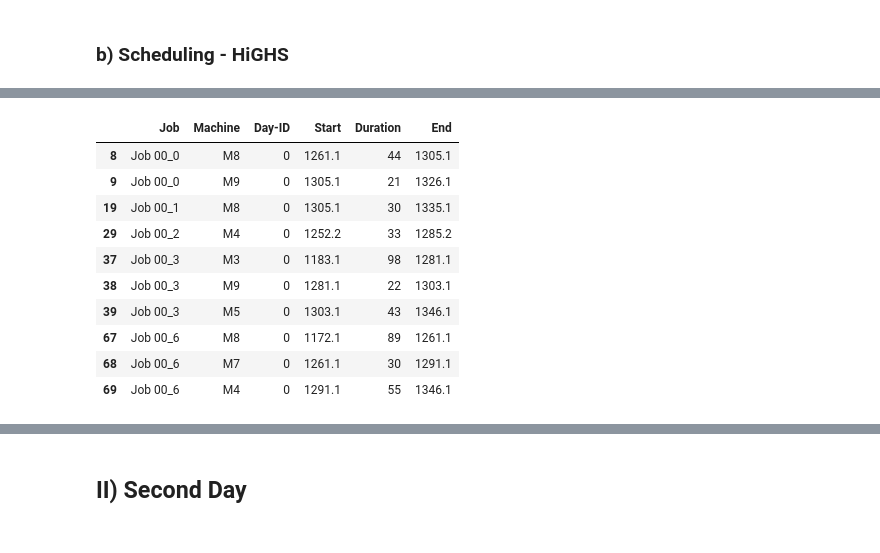
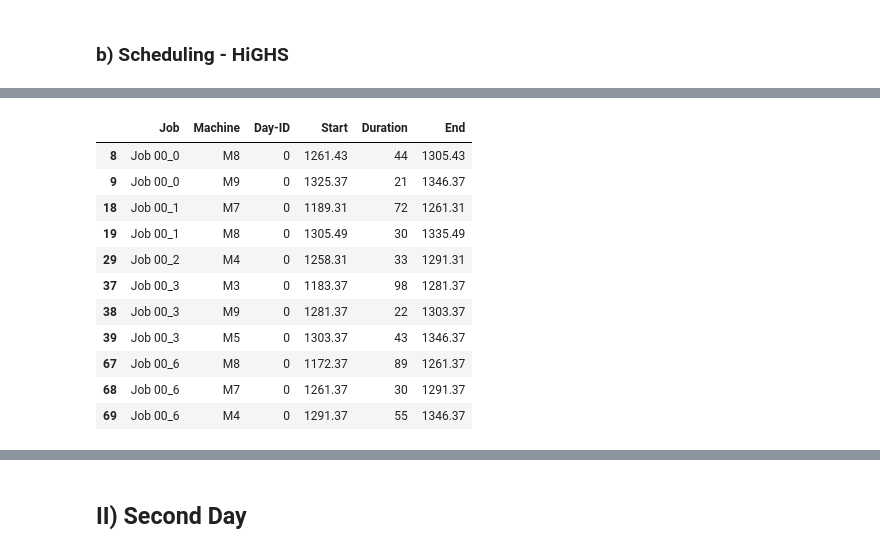
Before and after one commit to konrad-adamski/HTWD_JSSP, a Jupyter notebook: 04b_Munkelt_muliday.ipynb, the cells around one changed output, grey strips where cells are left out. Drawn from its saved outputs; the diff is of its cells as text; code cells hidden in the pictures.

```diff
--- a/04b_Munkelt_muliday.ipynb
+++ b/04b_Munkelt_muliday.ipynb
@@ -149,12 +68,12 @@ Job 02_9:       [[1, 85], [0, 13], [2, 61], [6, 7], [8, 64], [9, 76], [5, 47], [
 # %% [markdown]
 ## I) First Day
 # %%
-day_0 = job_set_list[0]
+this_day_jobs = job_set_list[0]
 # %% [markdown]
 ### a) Ankunftszeiten
 # %%
-df_arrivals_first_day = generate_jobs_for_single_day(day_0, day_id= 0)
-df_arrivals_first_day
+df_arrivals = generate_job_arrivals(this_day_jobs, u_b_mmax=0.9, day_id= 0)
+df_arrivals
 # %% [output]
 |  | Job-ID | Day-ID | Ankunftszeit (Minuten) |
 | 0 | Job 00_5 | 0 | 83.59 |
@@ -170,6 +89,6 @@ df_arrivals_first_day
 # %% [markdown]
 ### b) Scheduling - HiGHS
 # %%
-df_schedule_highs, opt_makespan = solve_jobshop_optimal(day_0, df_arrivals_first_day)
+df_schedule_highs, opt_makespan = solve_jobshop_optimal(this_day_jobs, df_arrivals)
 print(f"Optimaler Makespan: {opt_makespan} Zeiteinheiten")
 # %% [output]
@@ -216,20 +131,17 @@ max(df_schedule_highs.End)
 # %%
-def get_operations_ending_after_day_limit(df: pd.DataFrame, daily_timelimit_h: float) -> pd.DataFrame:
-    daily_timelimit = daily_timelimit_h * 60  # Umrechnung in Minuten
-    return df[df["End"] > daily_timelimit].copy()
-
-df_late = get_operations_ending_after_day_limit(df_schedule_highs, 21)
+df_late = edit.get_operations_ending_after_day_limit(df_schedule_highs, 21)
 df_late
 # %% [output]
 |  | Job | Machine | Day-ID | Start | Duration | End |
-| 8 | Job 00_0 | M8 | 0 | 1261.1 | 44 | 1305.1 |
-| 9 | Job 00_0 | M9 | 0 | 1305.1 | 21 | 1326.1 |
-| 19 | Job 00_1 | M8 | 0 | 1305.1 | 30 | 1335.1 |
-| 29 | Job 00_2 | M4 | 0 | 1252.2 | 33 | 1285.2 |
-| 37 | Job 00_3 | M3 | 0 | 1183.1 | 98 | 1281.1 |
-| 38 | Job 00_3 | M9 | 0 | 1281.1 | 22 | 1303.1 |
-| 39 | Job 00_3 | M5 | 0 | 1303.1 | 43 | 1346.1 |
-| 67 | Job 00_6 | M8 | 0 | 1172.1 | 89 | 1261.1 |
-| 68 | Job 00_6 | M7 | 0 | 1261.1 | 30 | 1291.1 |
-| 69 | Job 00_6 | M4 | 0 | 1291.1 | 55 | 1346.1 |
+| 8 | Job 00_0 | M8 | 0 | 1261.43 | 44 | 1305.43 |
+| 9 | Job 00_0 | M9 | 0 | 1325.37 | 21 | 1346.37 |
+| 18 | Job 00_1 | M7 | 0 | 1189.31 | 72 | 1261.31 |
+| 19 | Job 00_1 | M8 | 0 | 1305.49 | 30 | 1335.49 |
+| 29 | Job 00_2 | M4 | 0 | 1258.31 | 33 | 1291.31 |
+| 37 | Job 00_3 | M3 | 0 | 1183.37 | 98 | 1281.37 |
+| 38 | Job 00_3 | M9 | 0 | 1281.37 | 22 | 1303.37 |
+| 39 | Job 00_3 | M5 | 0 | 1303.37 | 43 | 1346.37 |
+| 67 | Job 00_6 | M8 | 0 | 1172.37 | 89 | 1261.37 |
+| 68 | Job 00_6 | M7 | 0 | 1261.37 | 30 | 1291.37 |
+| 69 | Job 00_6 | M4 | 0 | 1291.37 | 55 | 1346.37 |
 # %%
```
Also changed, not shown: parts of 44 cells of this notebook, 3 other files.
